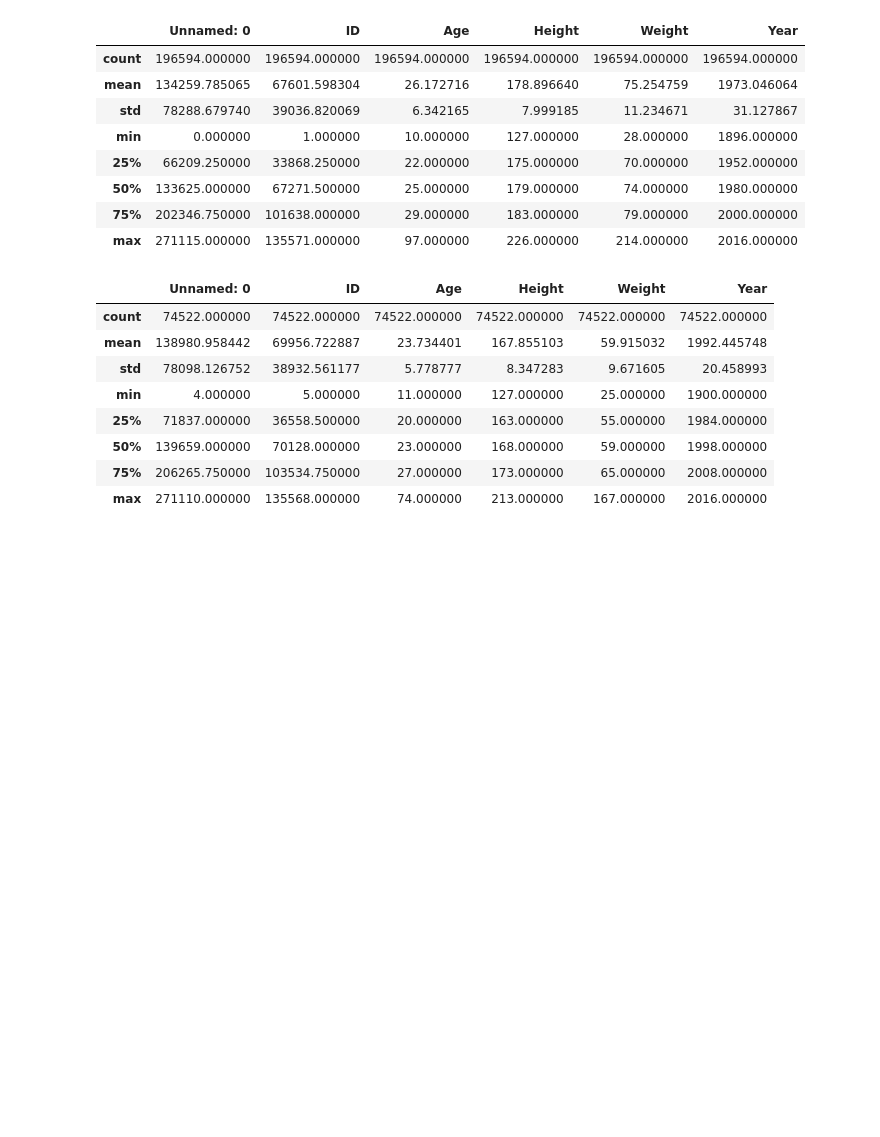
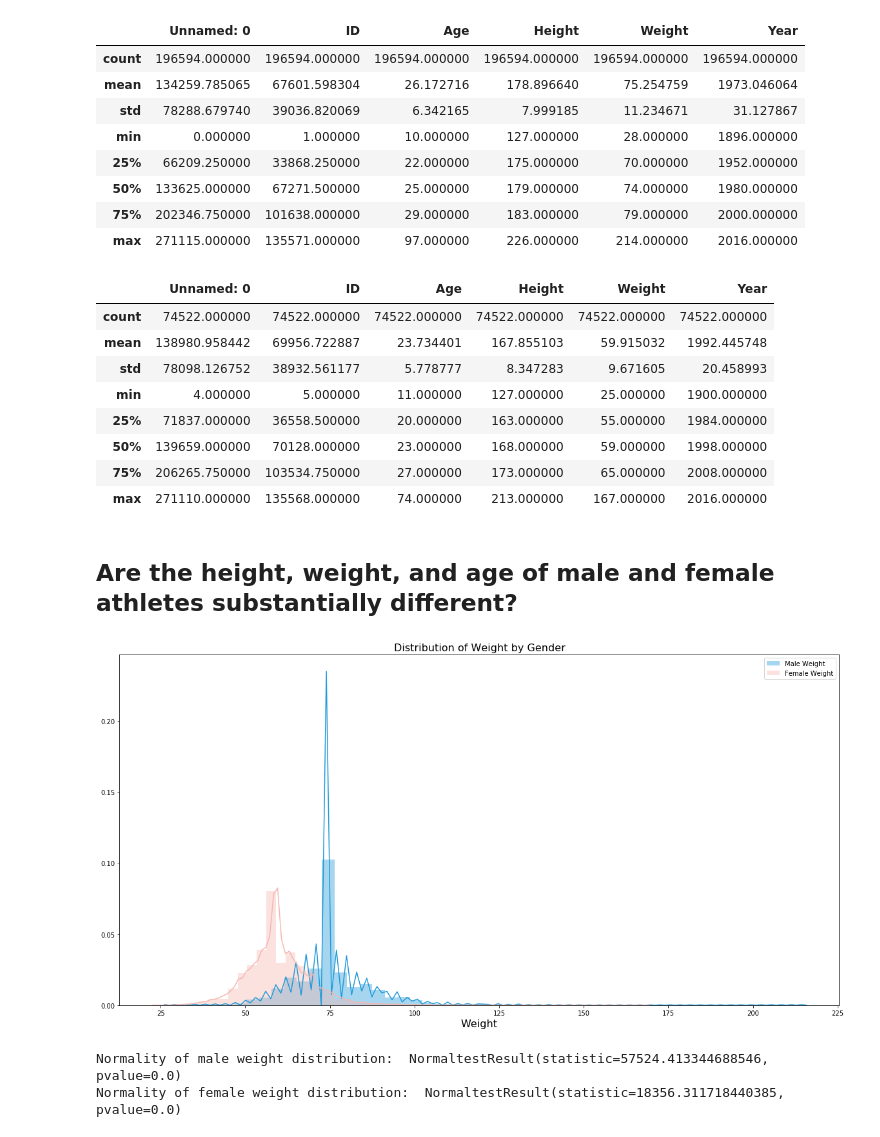
Before and after one commit to huntersapienza/Modern-Olympic-Games-Data-Analysis, a Jupyter notebook: Gender.ipynb, the cells around one changed output. Drawn from its saved outputs; the diff is of its cells as text; code cells hidden in the pictures; blank space fills up the shorter version.

```diff
--- a/Gender.ipynb
+++ b/Gender.ipynb
@@ -46,3 +43,22 @@ female_data.describe()
 | 50% | 139659.000000 | 70128.000000 | 23.000000 | 168.000000 | 59.000000 | 1998.000000 |
 | 75% | 206265.750000 | 103534.750000 | 27.000000 | 173.000000 | 65.000000 | 2008.000000 |
 | max | 271110.000000 | 135568.000000 | 74.000000 | 213.000000 | 167.000000 | 2016.000000 |
+# %% [markdown]
+## Are the height, weight, and age of male and female athletes substantially different?
+# %%
+plt.figure(figsize=(20, 10))
+sns.distplot(male_data['Weight'], label='Male Weight', color='#219AD8')
+sns.distplot(female_data['Weight'], label='Female Weight', color='#F5B7B1')
+plt.title('Distribution of Weight by Gender', fontsize=16)
+plt.xlabel('Weight', fontsize=16)
+plt.legend()
+plt.show()
+# %% [output]
+[figure, added]
+# %%
+from scipy import stats
+print('Normality of male weight distribution: ', stats.normaltest(male_data.Weight))
+print('Normality of female weight distribution: ', stats.normaltest(female_data.Weight))
+# %% [output]
+Normality of male weight distribution:  NormaltestResult(statistic=57524.413344688546, pvalue=0.0)
+Normality of female weight distribution:  NormaltestResult(statistic=18356.311718440385, pvalue=0.0)
```
Also changed, not shown: parts of 28 cells of this notebook, 9 other files.
